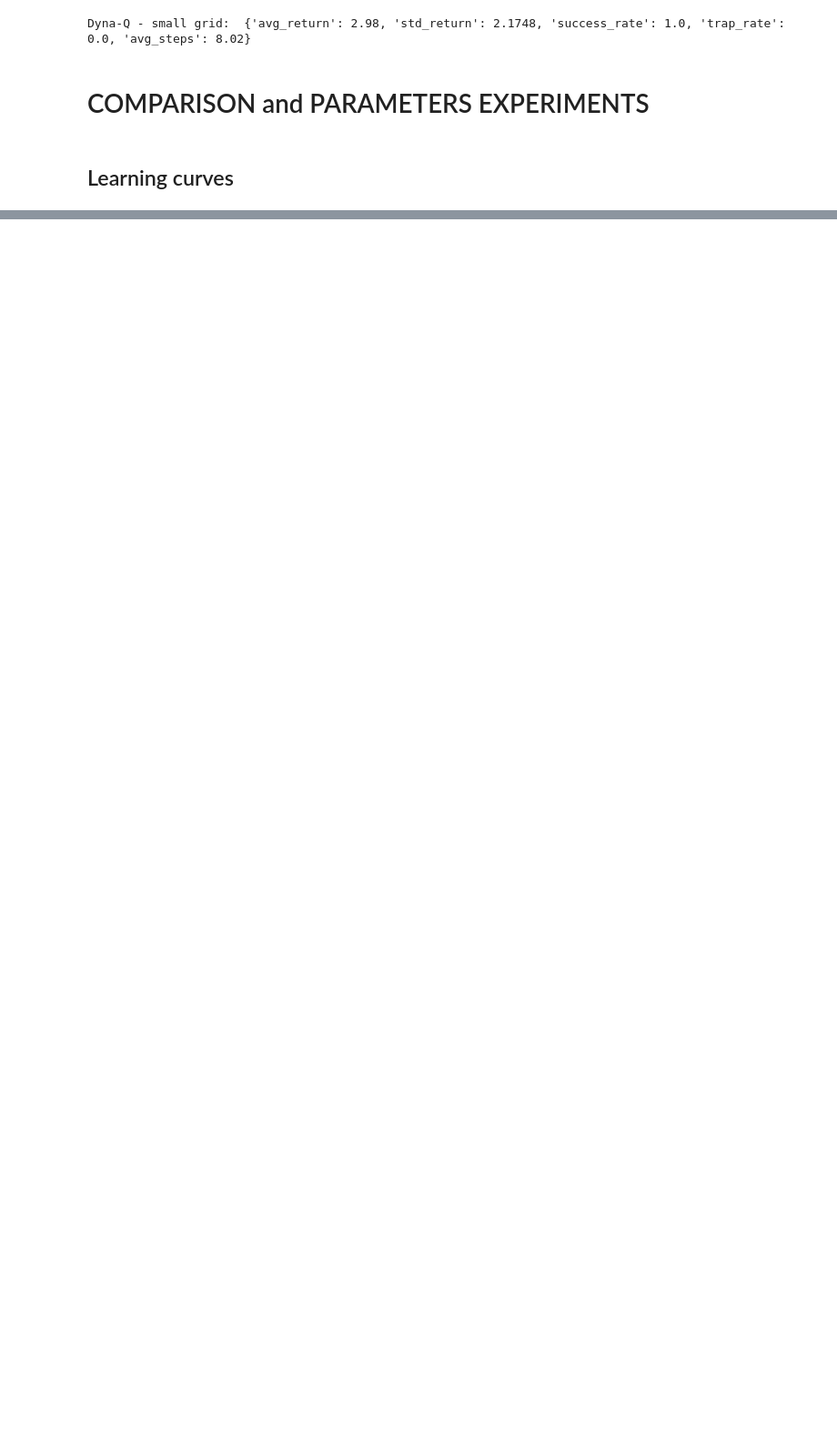
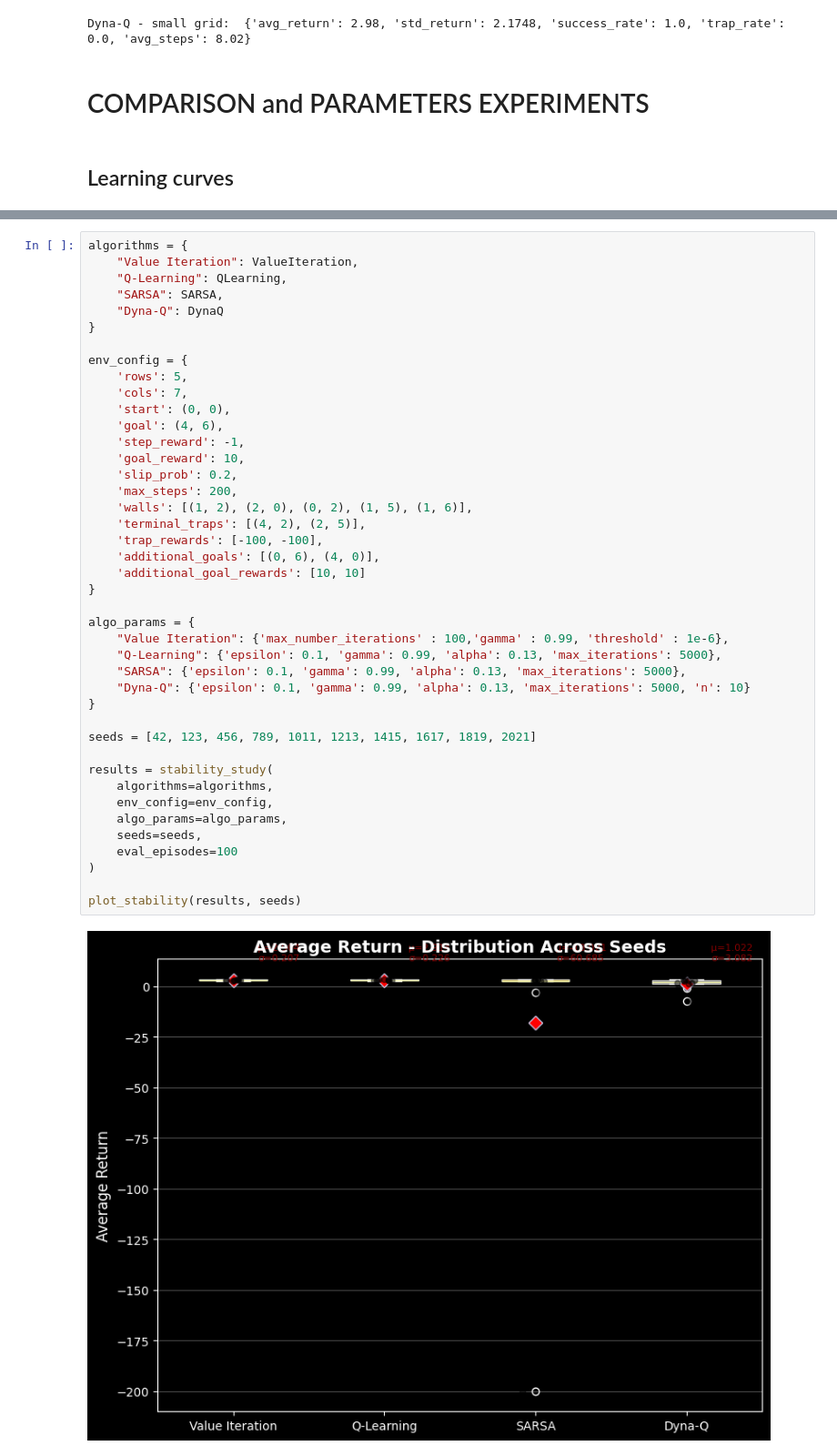
Before and after one commit to ondrey-16/MiNI-Project_WSI, a Jupyter notebook: MiniProject.ipynb, the cells around one changed output, grey strips where cells are left out. Shown at 91% size. Cells and saved outputs as stored; diff of their text form; blank space fills up the shorter version.

Commit message:
attempted to add stability tests

```diff
--- a/MiniProject.ipynb
+++ b/MiniProject.ipynb
@@ -313,0 +315,44 @@ Dyna-Q - small grid:  {'avg_return': 2.98, 'std_return': 2.1748, 'success_rate':
+# %%
+algorithms = {
+    "Value Iteration": ValueIteration,
+    "Q-Learning": QLearning,
+    "SARSA": SARSA,
+    "Dyna-Q": DynaQ
+}
+
+env_config = {
+    'rows': 5,
+    'cols': 7,
+    'start': (0, 0),
+    'goal': (4, 6),
+    'step_reward': -1,
+    'goal_reward': 10,
+    'slip_prob': 0.2,
+    'max_steps': 200,
+    'walls': [(1, 2), (2, 0), (0, 2), (1, 5), (1, 6)],
+    'terminal_traps': [(4, 2), (2, 5)],
+    'trap_rewards': [-100, -100],
+    'additional_goals': [(0, 6), (4, 0)],
+    'additional_goal_rewards': [10, 10]
+}
+
+algo_params = {
+    "Value Iteration": {'max_number_iterations' : 100,'gamma' : 0.99, 'threshold' : 1e-6},
+    "Q-Learning": {'epsilon': 0.1, 'gamma': 0.99, 'alpha': 0.13, 'max_iterations': 5000},
+    "SARSA": {'epsilon': 0.1, 'gamma': 0.99, 'alpha': 0.13, 'max_iterations': 5000},
+    "Dyna-Q": {'epsilon': 0.1, 'gamma': 0.99, 'alpha': 0.13, 'max_iterations': 5000, 'n': 10}
+}
+
+seeds = [42, 123, 456, 789, 1011, 1213, 1415, 1617, 1819, 2021]
+
+results = stability_study(
+    algorithms=algorithms,
+    env_config=env_config,
+    algo_params=algo_params,
+    seeds=seeds,
+    eval_episodes=100
+)
+
+plot_stability(results, seeds)
+# %% [output]
+[figure, added]
```
Also changed, not shown: parts of 3 cells of this notebook, 1 other file.
